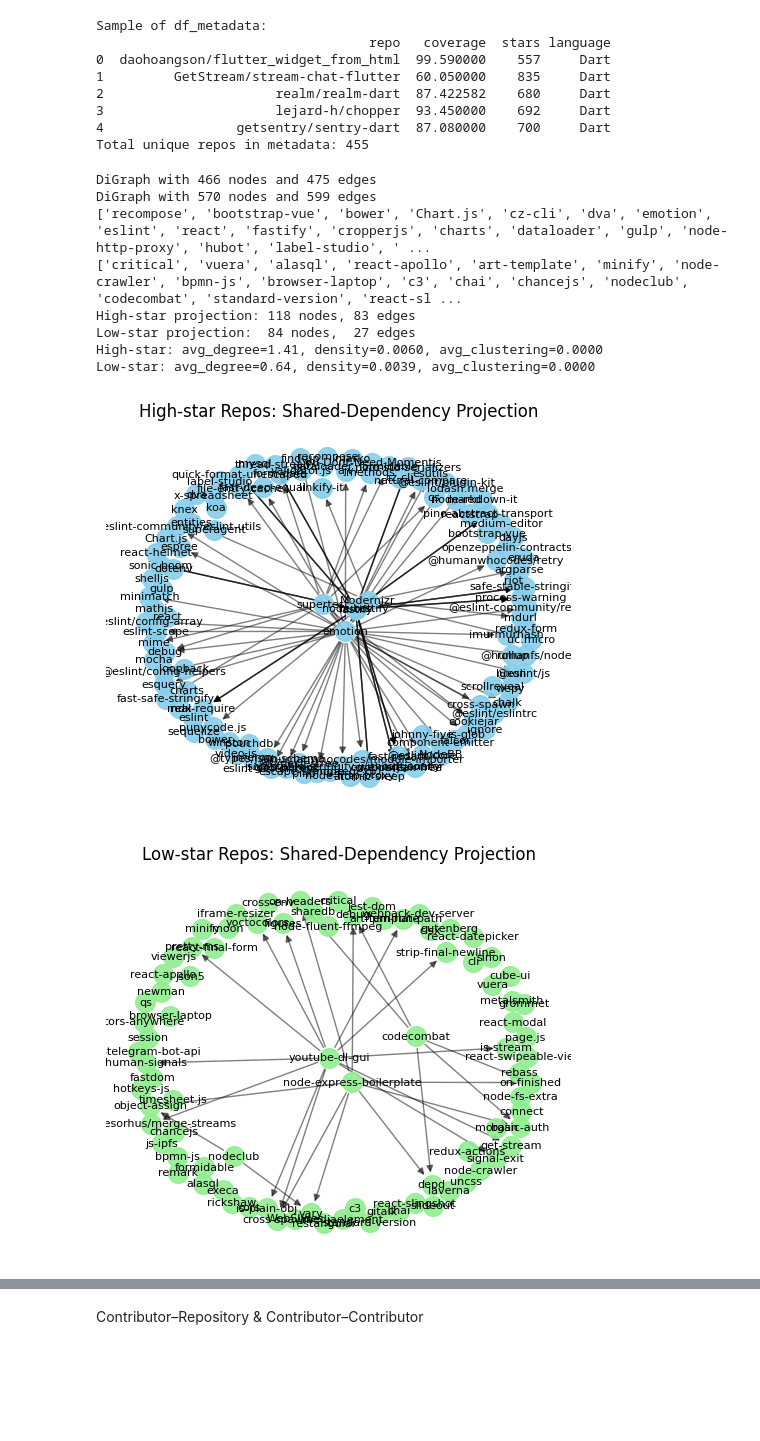
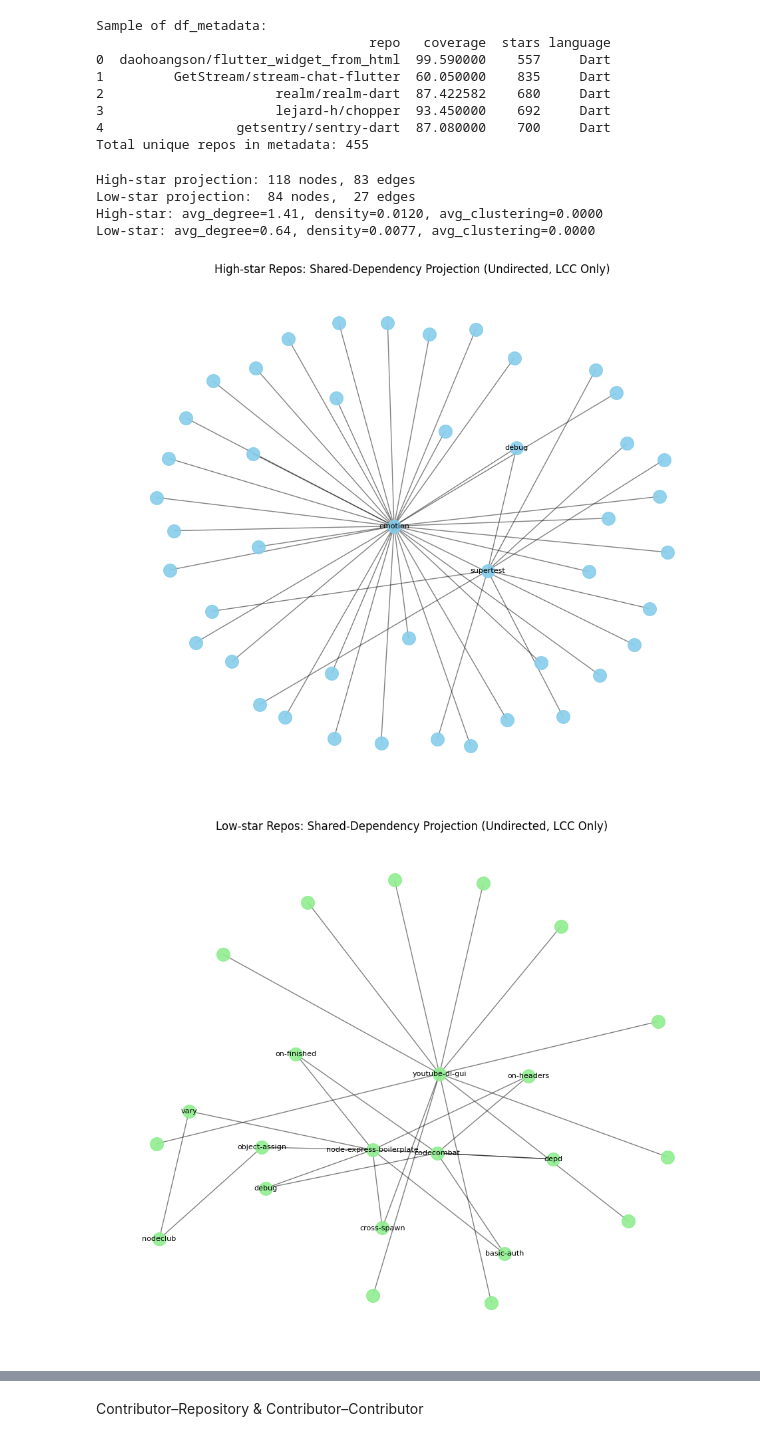
Before and after one commit to bchou9/Code-Coverage-Trends, a Jupyter notebook: JSNetwork.ipynb, the cells around one changed output, grey strips where cells are left out. Saved outputs shown, nothing was run; the diff lists cells and outputs as text; code cells hidden in the pictures; blank space fills up the shorter version.

```diff
--- a/JSNetwork.ipynb
+++ b/JSNetwork.ipynb
@@ -595,53 +595,71 @@ Total unique repos in metadata: 455
 # %%
 B_high = high_star_graph
 B_low  = low_star_graph
-print(B_high)
-print(B_low)
+B_high_und = B_high
+B_low_und  = B_low
 
 high_repos = [repo_name for (owner, repo_name) in high_star_repos]
-low_repos = [repo_name for (owner, repo_name) in low_star_repos]
-print(high_repos)
-print(low_repos)
+low_repos  = [repo_name for (owner, repo_name) in low_star_repos]
 
-G_high_proj = bipartite.weighted_projected_graph(B_high, high_repos)
-G_low_proj  = bipartite.weighted_projected_graph(B_low,  low_repos)
+G_high_proj = bipartite.weighted_projected_graph(B_high_und, high_repos).to_undirected()
+G_low_proj  = bipartite.weighted_projected_graph(B_low_und,  low_repos).to_undirected()
 
 print(f"High-star projection: {G_high_proj.number_of_nodes()} nodes, {G_high_proj.number_of_edges()} edges")
 print(f"Low-star projection:  {G_low_proj.number_of_nodes()} nodes,  {G_low_proj.number_of_edges()} edges")
 
-for G,label in [(G_high_proj,'High-star'), (G_low_proj,'Low-star')]:
+for G, label in [(G_high_proj,'High-star'), (G_low_proj,'Low-star')]:
     n = G.number_of_nodes()
-    degrees = [deg for _,deg in G.degree()]
+    degrees = [deg for _, deg in G.degree()]
     avg_deg = np.mean(degrees) if n>0 else 0.0
     density = nx.density(G) if n>1 else 0.0
     avg_clust = nx.average_clustering(G) if n>1 else 0.0
     print(f"{label}: avg_degree={avg_deg:.2f}, density={density:.4f}, avg_clustering={avg_clust:.4f}")
 
-plt.figure(figsize=(6,5))
-pos = nx.spring_layout(G_high_proj, seed=42)
+# High-star Projection Plot (Filtered and Clean)
+plt.figure(figsize=(12,10))
+G_lcc_high = G_high_proj.subgraph(max(nx.connected_components(G_high_proj), key=len)).copy()
+pos = nx.spring_layout(G_lcc_high, seed=42, k=1)
+nx.draw_networkx_nodes(G_lcc_high, pos, node_size=200, node_color='skyblue', alpha=0.9)
+nx.draw_networkx_edges(G_lcc_high, pos, width=1.0, alpha=0.5)
+labels_high = {n: n for n, d in G_lcc_high.degree() if d >= 2}
+nx.draw_networkx_labels(G_lcc_high, pos, labels=labels_high, font_size=8)
+plt.title("High-star Repos: Shared-Dependency Projection (Undirected, LCC Only)")
+plt.axis('off')
+plt.show()
+
+# Low-star Projection Plot (Filtered and Clean)
+plt.figure(figsize=(12,10))
+G_lcc_low = G_low_proj.subgraph(max(nx.connected_components(G_low_proj), key=len)).copy()
+pos = nx.spring_layout(G_lcc_low, seed=42, k=1)
+nx.draw_networkx_nodes(G_lcc_low, pos, node_size=200, node_color='lightgreen', alpha=0.9)
+nx.draw_networkx_edges(G_lcc_low, pos, width=1.0, alpha=0.5)
+labels_low = {n: n for n, d in G_lcc_low.degree() if d >= 2}
+nx.draw_networkx_labels(G_lcc_low, pos, labels=labels_low, font_size=8)
+plt.title("Low-star Repos: Shared-Dependency Projection (Undirected, LCC Only)")
+plt.axis('off')
+plt.show()
+
+plt.figure(figsize=(12,10))
+pos = nx.spring_layout(G_high_proj, seed=42, k=1)
 nx.draw_networkx_nodes(G_high_proj, pos, node_size=200, node_color='skyblue', alpha=0.9)
 nx.draw_networkx_edges(G_high_proj, pos, width=1.0, alpha=0.5)
 nx.draw_networkx_labels(G_high_proj, pos, font_size=8)
-plt.title("High-star Repos: Shared-Dependency Projection")
+plt.title("High-star Repos: Shared-Dependency Projection (Undirected)")
 plt.axis('off')
 plt.show()
 
-plt.figure(figsize=(6,5))
-pos = nx.spring_layout(G_low_proj, seed=42)
+plt.figure(figsize=(12,10))
+pos = nx.spring_layout(G_low_proj, seed=42, k=1)
 nx.draw_networkx_nodes(G_low_proj, pos, node_size=200, node_color='lightgreen', alpha=0.9)
 nx.draw_networkx_edges(G_low_proj, pos, width=1.0, alpha=0.5)
 nx.draw_networkx_labels(G_low_proj, pos, font_size=8)
-plt.title("Low-star Repos: Shared-Dependency Projection")
+plt.title("Low-star Repos: Shared-Dependency Projection (Undirected)")
 plt.axis('off')
 plt.show()
 # %% [output]
-DiGraph with 466 nodes and 475 edges
-DiGraph with 570 nodes and 599 edges
-['recompose', 'bootstrap-vue', 'bower', 'Chart.js', 'cz-cli', 'dva', 'emotion', 'eslint', 'react', 'fastify', 'cropperjs', 'charts', 'dataloader', 'gulp', 'node-http-proxy', 'hubot', 'label-studio', ' ...
-['critical', 'vuera', 'alasql', 'react-apollo', 'art-template', 'minify', 'node-crawler', 'bpmn-js', 'browser-laptop', 'c3', 'chai', 'chancejs', 'nodeclub', 'codecombat', 'standard-version', 'react-sl ...
 High-star projection: 118 nodes, 83 edges
 Low-star projection:  84 nodes,  27 edges
-High-star: avg_degree=1.41, density=0.0060, avg_clustering=0.0000
-Low-star: avg_degree=0.64, density=0.0039, avg_clustering=0.0000
+High-star: avg_degree=1.41, density=0.0120, avg_clustering=0.0000
+Low-star: avg_degree=0.64, density=0.0077, avg_clustering=0.0000
-[figure, old version]
+[figure, new version]
-[figure, old version]
+[figure, new version]
```
Also changed, not shown: parts of 5 cells of this notebook.
